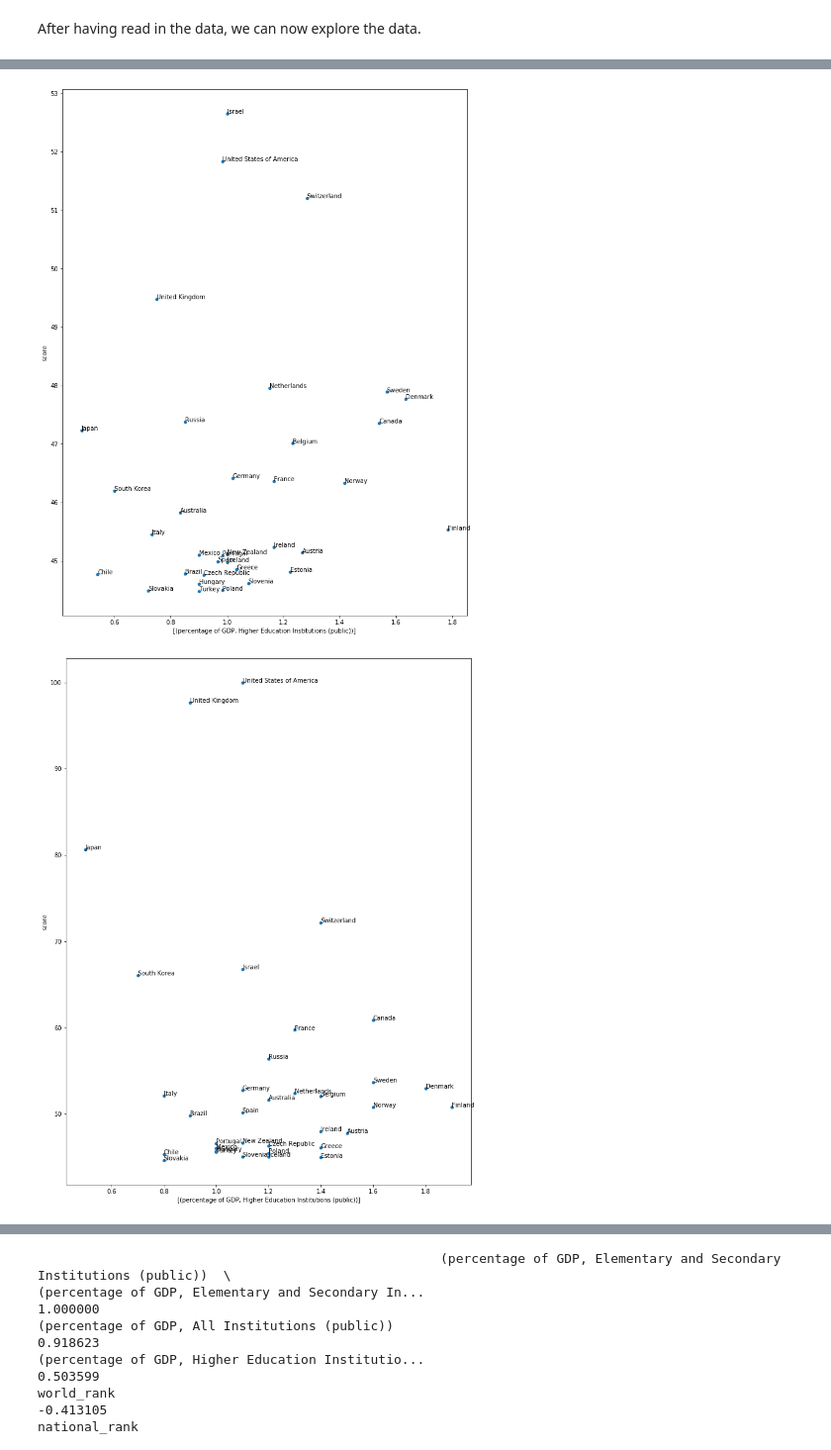
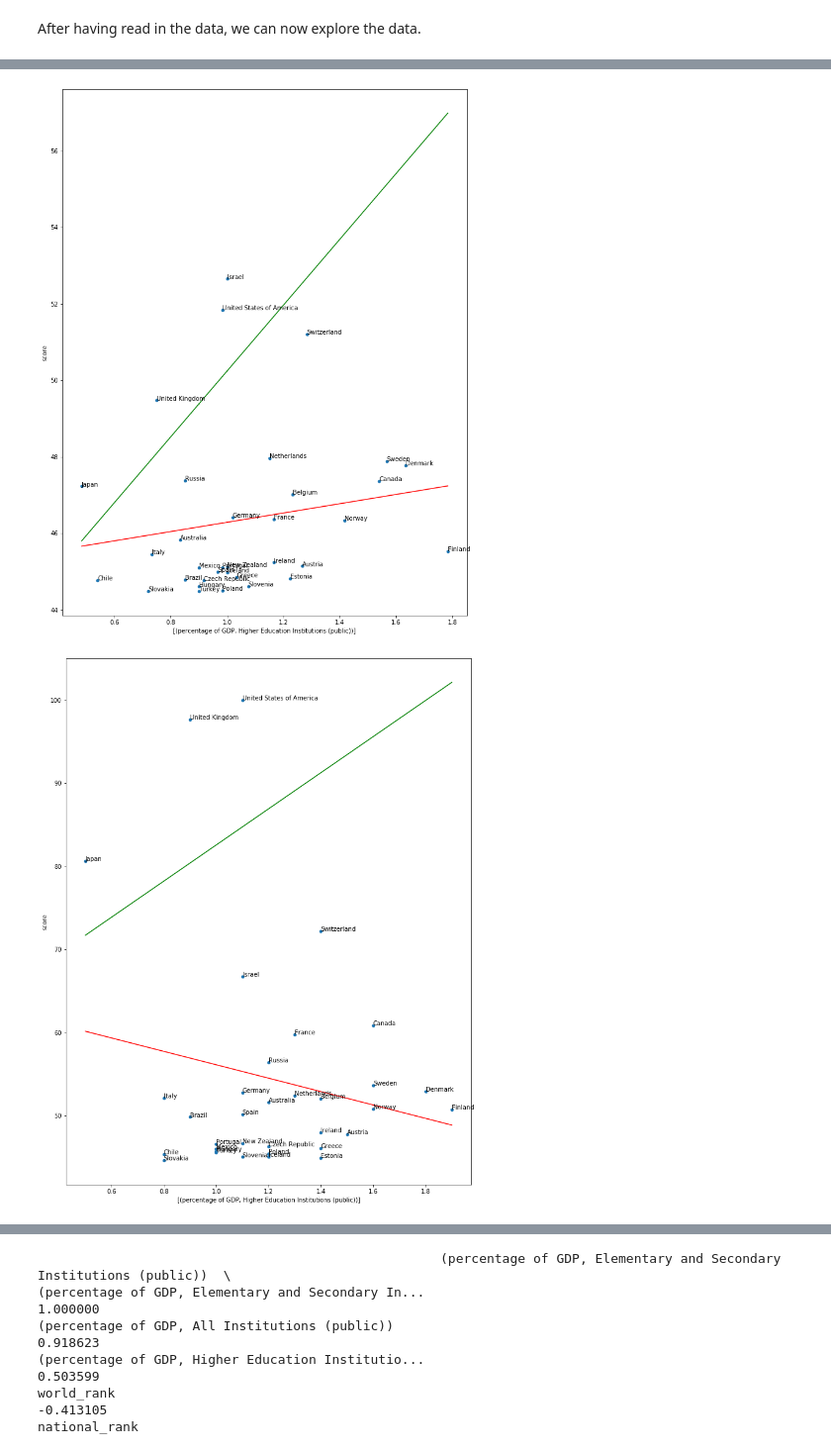
Before and after one commit to AjayvirS/uni-ranking, a Jupyter notebook: ex3_julian.ipynb, the cells around one changed output, grey strips where cells are left out. Shown at 99% size. Saved outputs shown, nothing was run; the diff lists cells and outputs as text; code cells hidden in the pictures.

```diff
--- a/ex3_julian.ipynb
+++ b/ex3_julian.ipynb
@@ -338,6 +339,8 @@ display(inh)
 cwur_inh=inh.merge(cwur, on = ["country"]).copy()
 cwur_inh["universities per inhabitant"] = 10**7 *cwur_inh["number of universities"] / cwur_inh["inhabitants"]
 display(cwur_inh)
+
+cwur_exp=cwur_exp.merge(inh, on = "country")
 # %% [output]
 |  | country | number of universities |
 | 0 | United States of America | 3257.0 |
@@ -450,31 +481,55 @@ plt.show()
 # %%
 cwur2 = cwur_exp.groupby("country").mean()
 fig, ax = plt.subplots()
+
 cwur2.plot([('percentage of GDP', 'Higher Education Institutions (public)')], "score", kind="scatter",
              figsize = (12,16), ax=ax)
+x=cwur2[('percentage of GDP', 'Higher Education Institutions (public)')]
+y=cwur2["score"]
+b, m = polyfit(x,y, 1)
+plt.plot(x.sort_values(), b + m * x.sort_values(), '-', color="red")
+
+b, m = polyfit(x,y, 1, w=cwur2["number of universities"])
+plt.plot(x.sort_values(), b + m * x.sort_values(), '-', color="green")
+
+
 for k, v in cwur2.iterrows():
     x = v[('percentage of GDP', 'Higher Education Institutions (public)')]
     y = v["score"]
     ax.annotate(k, (x,y))
 plt.show()
 
 fig, ax = plt.subplots()
 cwur3.plot([('percentage of GDP', 'Higher Education Institutions (public)')], "score", kind="scatter",
              figsize = (12,16), ax=ax)
+x=cwur3[('percentage of GDP', 'Higher Education Institutions (public)')]
+y=cwur3["score"]
+b, m = polyfit(x,y, 1)
+plt.plot(x.sort_values(), b + m * x.sort_values(), '-', color="red")
+b, m = polyfit(x,y, 1, w=cwur3["number of universities"])
+plt.plot(x.sort_values(), b + m * x.sort_values(), '-', color="green")
+
 for k, v in cwur3.iterrows():
     x = v[('percentage of GDP', 'Higher Education Institutions (public)')]
     y = v["score"]
     ax.annotate(k, (x,y))
 plt.show()
 
 fig, ax = plt.subplots()
 cwur4.plot([('percentage of GDP', 'Higher Education Institutions (public)')], "score", kind="scatter",
              figsize = (12,16), ax=ax)
+x=cwur4[('percentage of GDP', 'Higher Education Institutions (public)')]
+y=cwur4["score"]
+b, m = polyfit(x,y, 1)
+plt.plot(x.sort_values(), b + m * x.sort_values(), '-', color="red")
+b, m = polyfit(x,y, 1, w=cwur4["number of universities"])
+plt.plot(x.sort_values(), b + m * x.sort_values(), '-', color="green")
+
 for k, v in cwur4.iterrows():
     x = v[('percentage of GDP', 'Higher Education Institutions (public)')]
     y = v["score"]
     ax.annotate(k, (x,y))
 plt.show()
 # %% [output]
-[figure, old version]
+[figure, new version]
-[figure, old version]
+[figure, new version]
```
Also changed, not shown: parts of 12 cells of this notebook.
